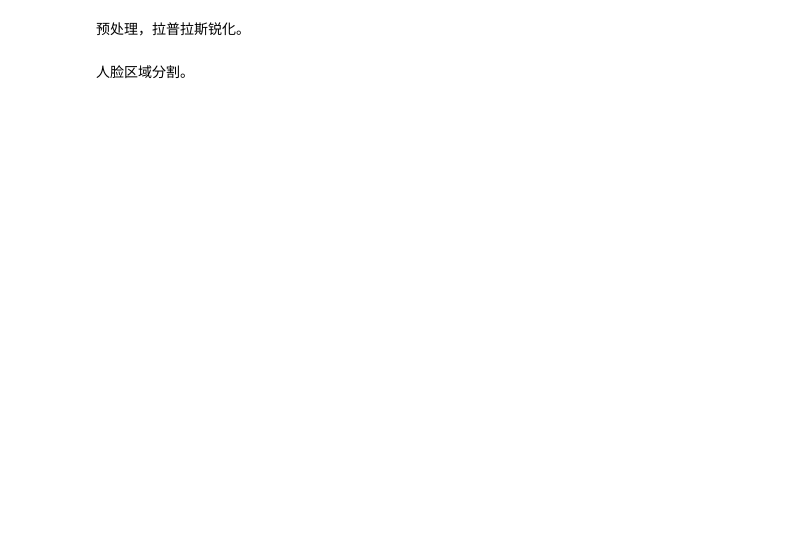
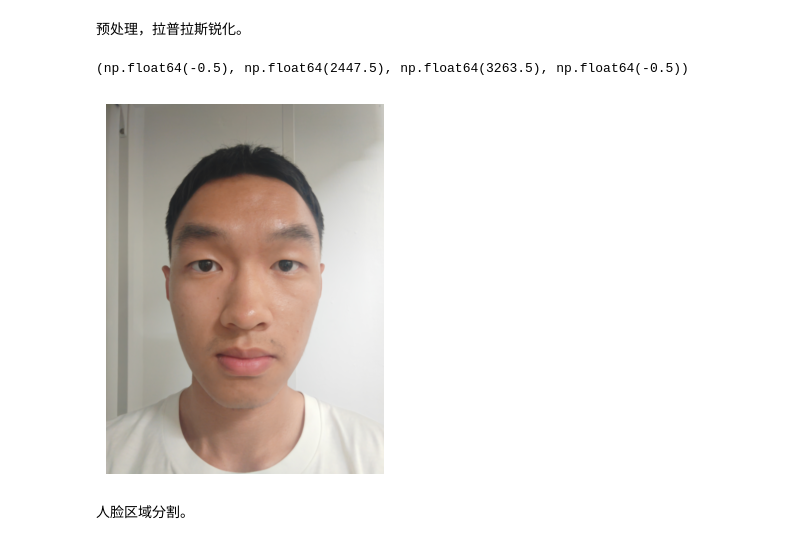
Before and after one commit to DerrickMarcus/digital-image-project, a Jupyter notebook: src/test.ipynb, the cells around one changed output. Saved outputs shown, nothing was run; the diff lists cells and outputs as text; code cells hidden in the pictures; blank space fills up the shorter version.

```diff
--- a/src/test.ipynb
+++ b/src/test.ipynb
@@ -47,9 +70,12 @@ plt.show()
 # %% [markdown]
 预处理，拉普拉斯锐化。
 # %%
-img4 = laplacian_sharpen(img3, alpha=1.5)
+img4 = laplacian_sharpen(img3, alpha=1, k_size=1)
 plt.imshow(cv2.cvtColor(img4, cv2.COLOR_BGR2RGB))
 plt.axis("off")
+# %% [output]
+(np.float64(-0.5), np.float64(2447.5), np.float64(3263.5), np.float64(-0.5))
+[figure, added]
 # %% [markdown]
 人脸区域分割。
 # %%
```
Also changed, not shown: parts of 11 cells of this notebook, 47 other files.
